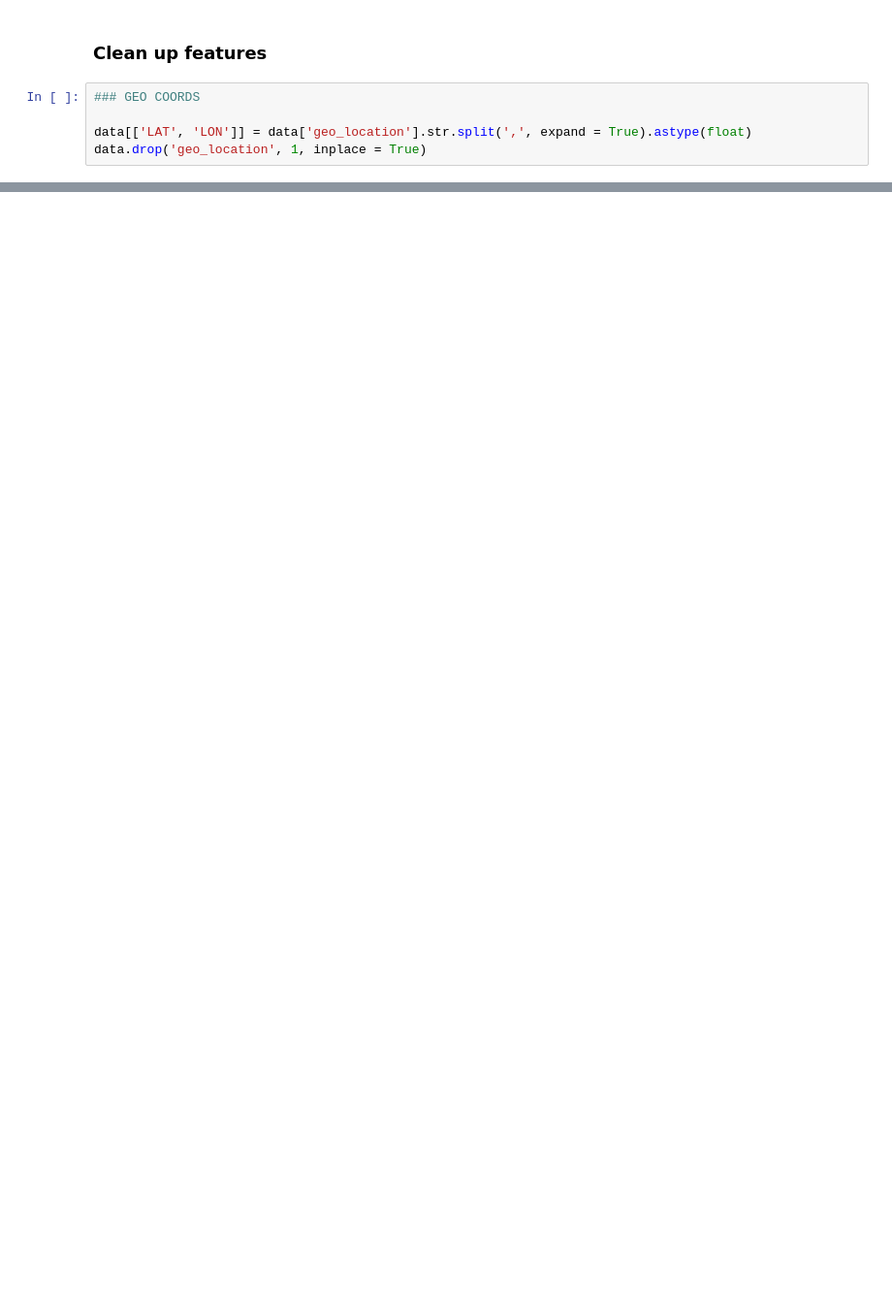
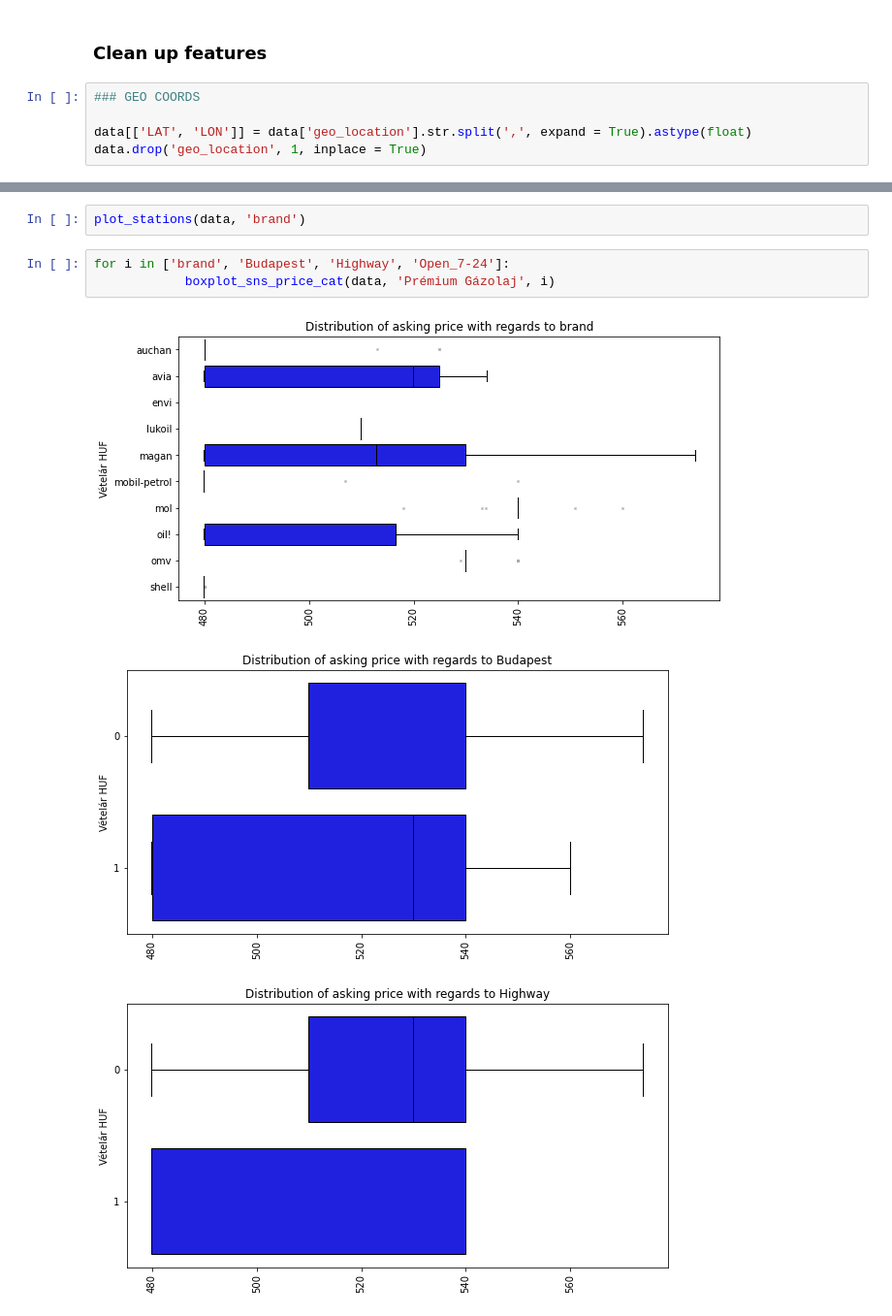
Before and after one commit to kristofrabay/python_practise, a Jupyter notebook: scraping_projects/holtankoljak/analysis.ipynb, the cells around one changed output, grey strips where cells are left out. Shown: that part at 97% size. Saved outputs shown, nothing was run; the diff lists cells and outputs as text; blank space fills up the shorter version.

```diff
--- a/scraping_projects/holtankoljak/analysis.ipynb
+++ b/scraping_projects/holtankoljak/analysis.ipynb
@@ -135,0 +221,9 @@ display(Image(filename = 'data/services.png', width = 450))
+# %%
+plot_stations(data, 'brand')
+# %%
+for i in ['brand', 'Budapest', 'Highway', 'Open_7-24']:
+            boxplot_sns_price_cat(data, 'Prémium Gázolaj', i)
+# %% [output]
+[figure, added]
+[figure, added]
+[figure, added]
```
Also changed, not shown: parts of 33 cells of this notebook, 1 other file.
